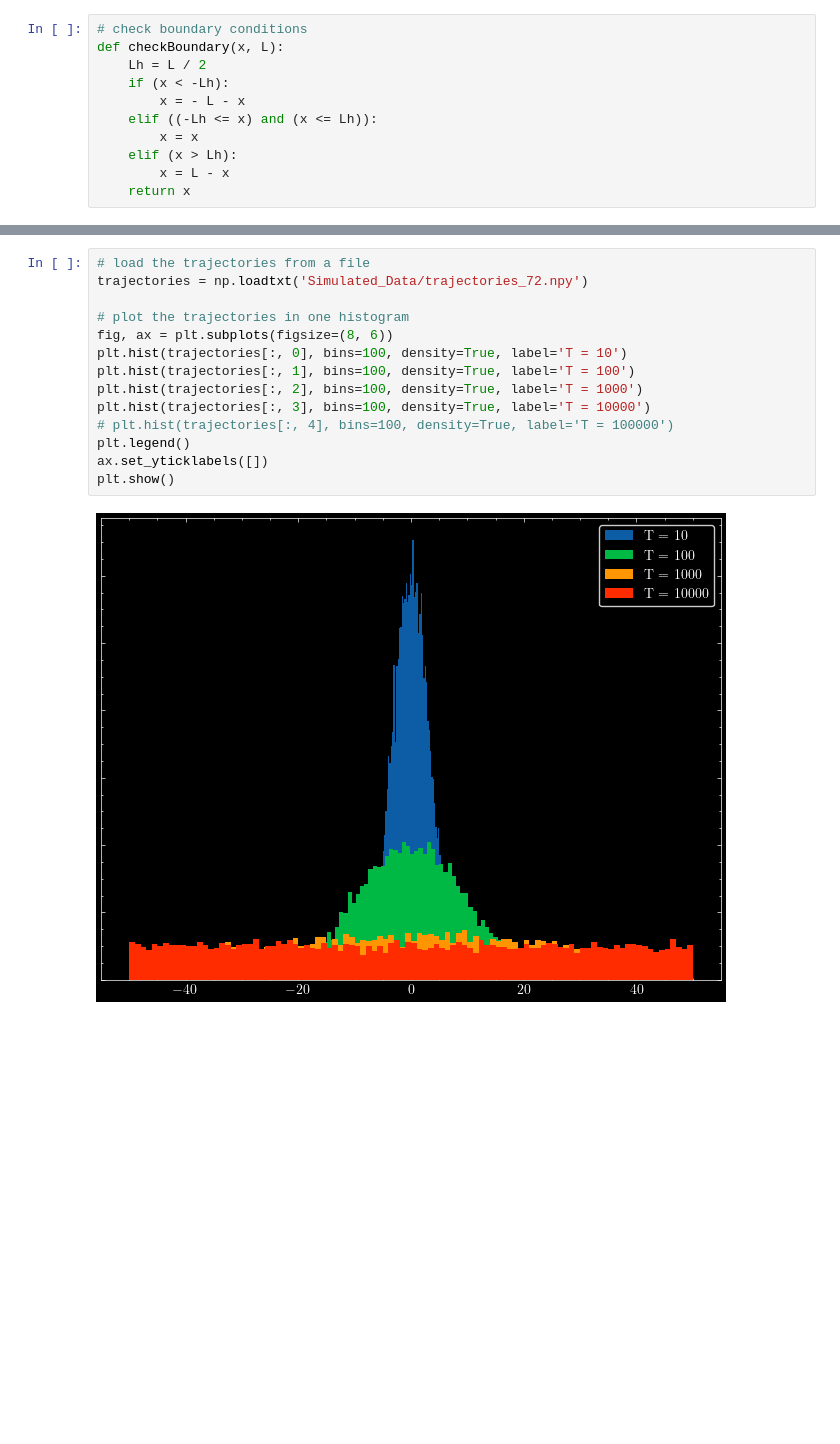
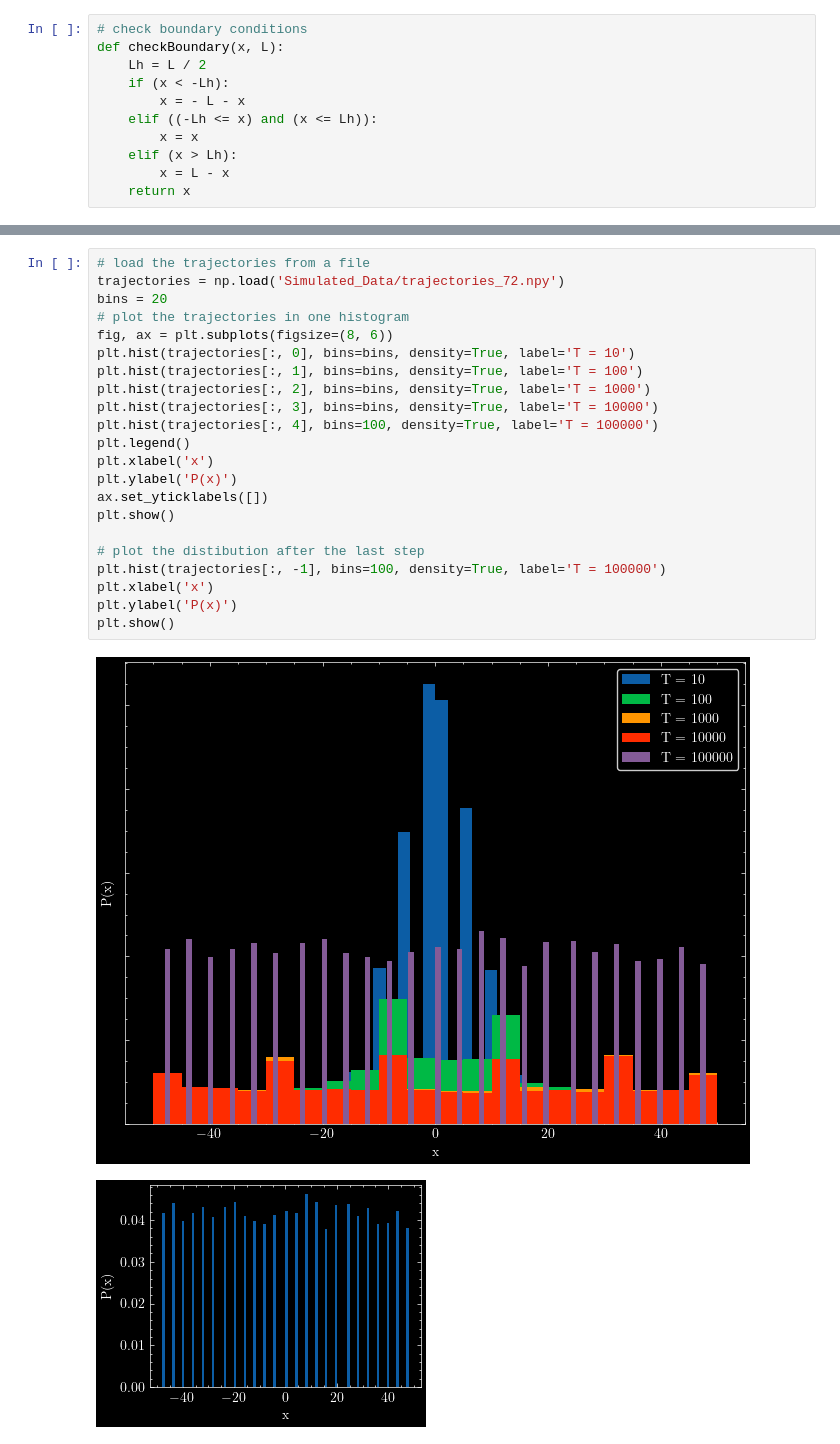
Before and after one commit to FelixWaldschock/Chalmers_FFR120_Simulation_Of_Complex_System, a Jupyter notebook: HW_02/Exercise_7-2.ipynb, the cells around one changed output, grey strips where cells are left out. Saved outputs shown, nothing was run; the diff lists cells and outputs as text; blank space fills up the shorter version.

```diff
--- a/HW_02/Exercise_7-2.ipynb
+++ b/HW_02/Exercise_7-2.ipynb
@@ -80,16 +94,25 @@ if(0):
 # %%
 # load the trajectories from a file
-trajectories = np.loadtxt('Simulated_Data/trajectories_72.npy')
-
+trajectories = np.load('Simulated_Data/trajectories_72.npy')
+bins = 20
 # plot the trajectories in one histogram
 fig, ax = plt.subplots(figsize=(8, 6))
-plt.hist(trajectories[:, 0], bins=100, density=True, label='T = 10')
-plt.hist(trajectories[:, 1], bins=100, density=True, label='T = 100')
-plt.hist(trajectories[:, 2], bins=100, density=True, label='T = 1000')
-plt.hist(trajectories[:, 3], bins=100, density=True, label='T = 10000')
-# plt.hist(trajectories[:, 4], bins=100, density=True, label='T = 100000')
+plt.hist(trajectories[:, 0], bins=bins, density=True, label='T = 10')
+plt.hist(trajectories[:, 1], bins=bins, density=True, label='T = 100')
+plt.hist(trajectories[:, 2], bins=bins, density=True, label='T = 1000')
+plt.hist(trajectories[:, 3], bins=bins, density=True, label='T = 10000')
+plt.hist(trajectories[:, 4], bins=100, density=True, label='T = 100000')
 plt.legend()
+plt.xlabel('x')
+plt.ylabel('P(x)')
 ax.set_yticklabels([])
 plt.show()
+
+# plot the distibution after the last step
+plt.hist(trajectories[:, -1], bins=100, density=True, label='T = 100000')
+plt.xlabel('x')
+plt.ylabel('P(x)')
+plt.show()
 # %% [output]
-[figure, old version]
+[figure, new version]
+[figure, added]
```
Also changed, not shown: parts of 5 cells of this notebook, 24 other files.
